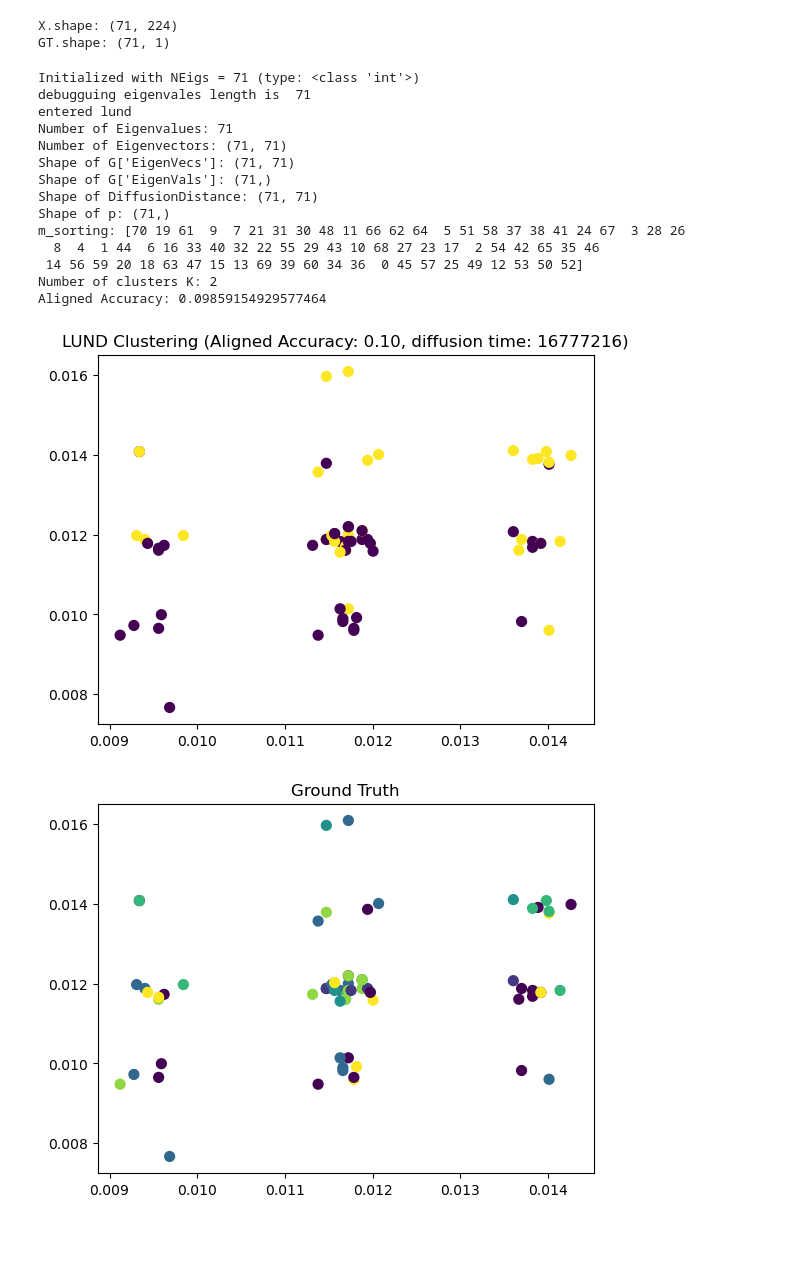
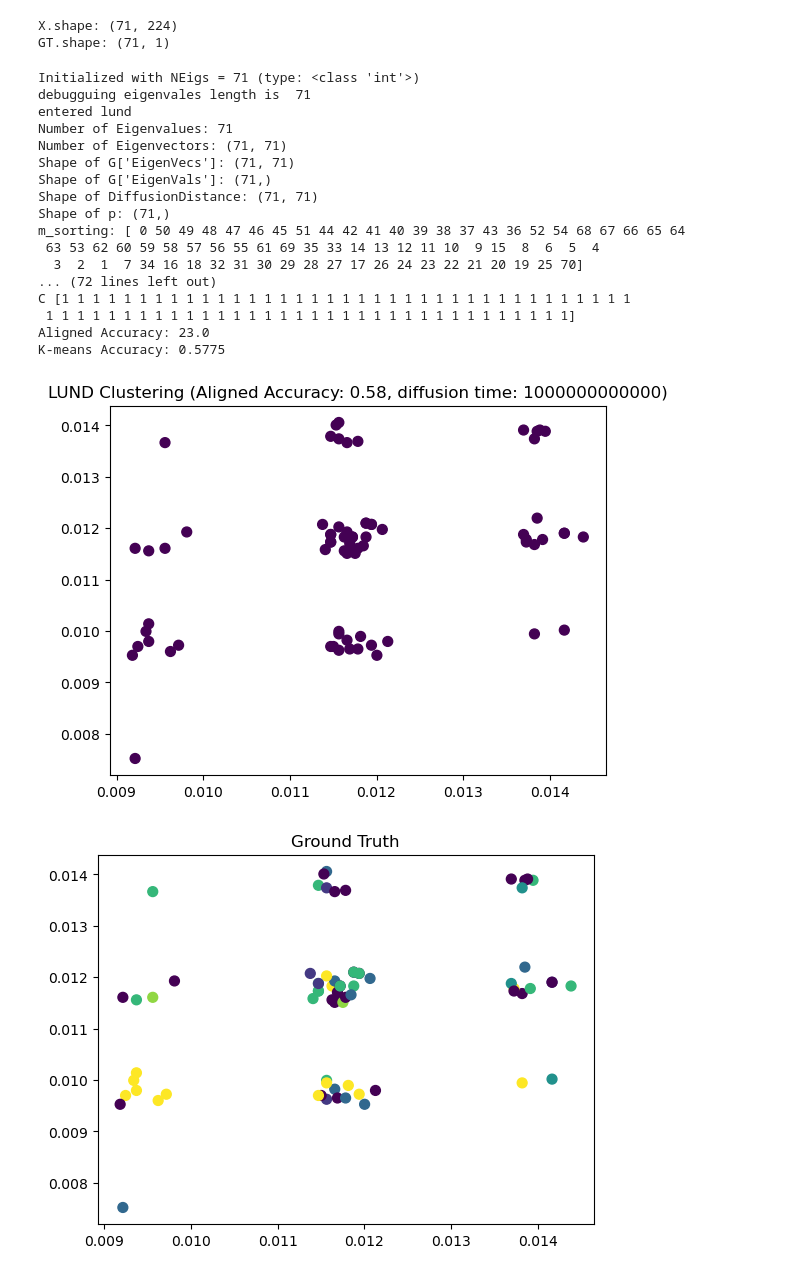
Before and after one commit to seolibek/Tufts2024, a Jupyter notebook: temp.ipynb, the cells around one changed output. Drawn from its saved outputs; the diff is of its cells as text; code cells hidden in the pictures; blank space fills up the shorter version.

Commit message:
experiments with accuracy functions

```diff
--- a/temp.ipynb
+++ b/temp.ipynb
@@ -619,41 +619,58 @@ def kde(X):
 # log_density = kde.score_samples(X)
 # p = np.exp(log_density)
 # print("pshape",p.shape)
 
 p = kde(X)
 
 graph_extractor = GraphExtractor(sigma = 0.5, DiffusionNN = 10, NEigs=71)
 G = graph_extractor.extract_graph(X)
 
 
-t = np.power(2,24)
-C, K, Dt = LearningbyUnsupervisedNonlinearDiffusion(X, 1000, G, p)
+# t = np.power(2,24)
+t = 1000000000000
+C, K, Dt = LearningbyUnsupervisedNonlinearDiffusion(X, 0.0001, G, p)
 
-GT = GT.astype(int)
-C = C.astype(int)
+# GT = GT.astype(int)
+# C = C.astype(int)
 
+print("GT", GT)
+print("C", C)
 # print("Unique GT labels:", np.unique(GT))
 # print("Unique cluster labels:", np.unique(C))
 
 accuracy = calculate_aligned_accuracy(GT, C)
+
+accuracy = np.sum(GT == C) / GT.size
 print("Aligned Accuracy:", accuracy)
+
+from sklearn.cluster import KMeans
+
+n_clusters = len(np.unique(GT))
+kmeans = KMeans(n_clusters=n_clusters, random_state=42)
+C_kmeans = kmeans.fit_predict(X)
+
+accuracy = calculate_aligned_accuracy(GT, C_kmeans)
+print(f"K-means Accuracy: {accuracy:.4f}")
 
 plot_clusters(X, C, f"LUND Clustering (Aligned Accuracy: {accuracy:.2f}, diffusion time: {t})")
 plot_clusters(X, GT, "Ground Truth")
 # %% [output]
 Initialized with NEigs = 71 (type: <class 'int'>)
 debugguing eigenvales length is  71
 entered lund
 Number of Eigenvalues: 71
 Number of Eigenvectors: (71, 71)
 Shape of G['EigenVecs']: (71, 71)
 Shape of G['EigenVals']: (71,)
 Shape of DiffusionDistance: (71, 71)
 Shape of p: (71,)
-m_sorting: [70 19 61  9  7 21 31 30 48 11 66 62 64  5 51 58 37 38 41 24 67  3 28 26
-  8  4  1 44  6 16 33 40 32 22 55 29 43 10 68 27 23 17  2 54 42 65 35 46
- 14 56 59 20 18 63 47 15 13 69 39 60 34 36  0 45 57 25 49 12 53 50 52]
-Number of clusters K: 2
-Aligned Accuracy: 0.09859154929577464
+m_sorting: [ 0 50 49 48 47 46 45 51 44 42 41 40 39 38 37 43 36 52 54 68 67 66 65 64
+ 63 53 62 60 59 58 57 56 55 61 69 35 33 14 13 12 11 10  9 15  8  6  5  4
+  3  2  1  7 34 16 18 32 31 30 29 28 27 17 26 24 23 22 21 20 19 25 70]
+... (72 lines left out)
+C [1 1 1 1 1 1 1 1 1 1 1 1 1 1 1 1 1 1 1 1 1 1 1 1 1 1 1 1 1 1 1 1 1 1 1 1 1
+ 1 1 1 1 1 1 1 1 1 1 1 1 1 1 1 1 1 1 1 1 1 1 1 1 1 1 1 1 1 1 1 1 1 1]
+Aligned Accuracy: 23.0
+K-means Accuracy: 0.5775
-[figure, old version]
+[figure, new version]
-[figure, old version]
+[figure, new version]
```
